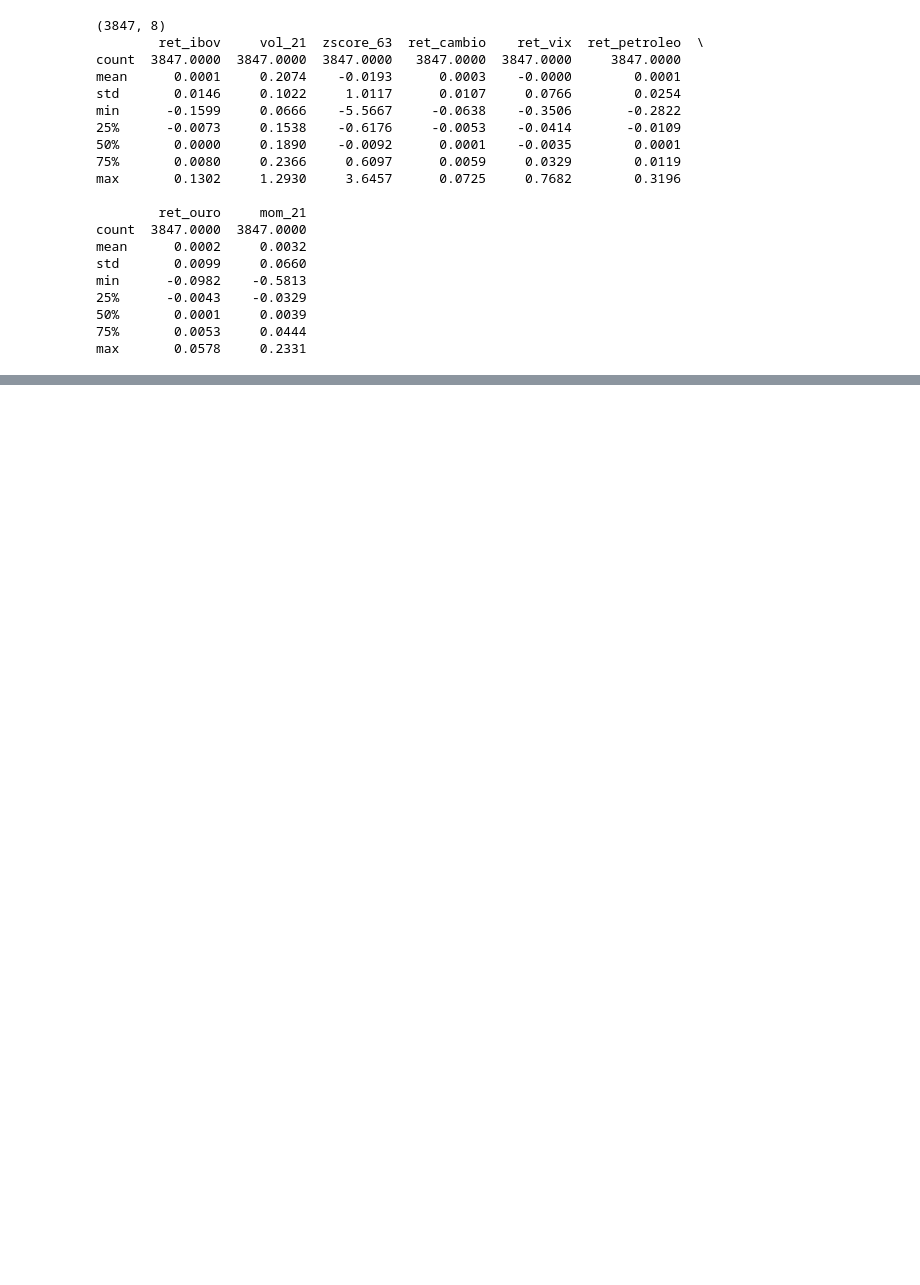
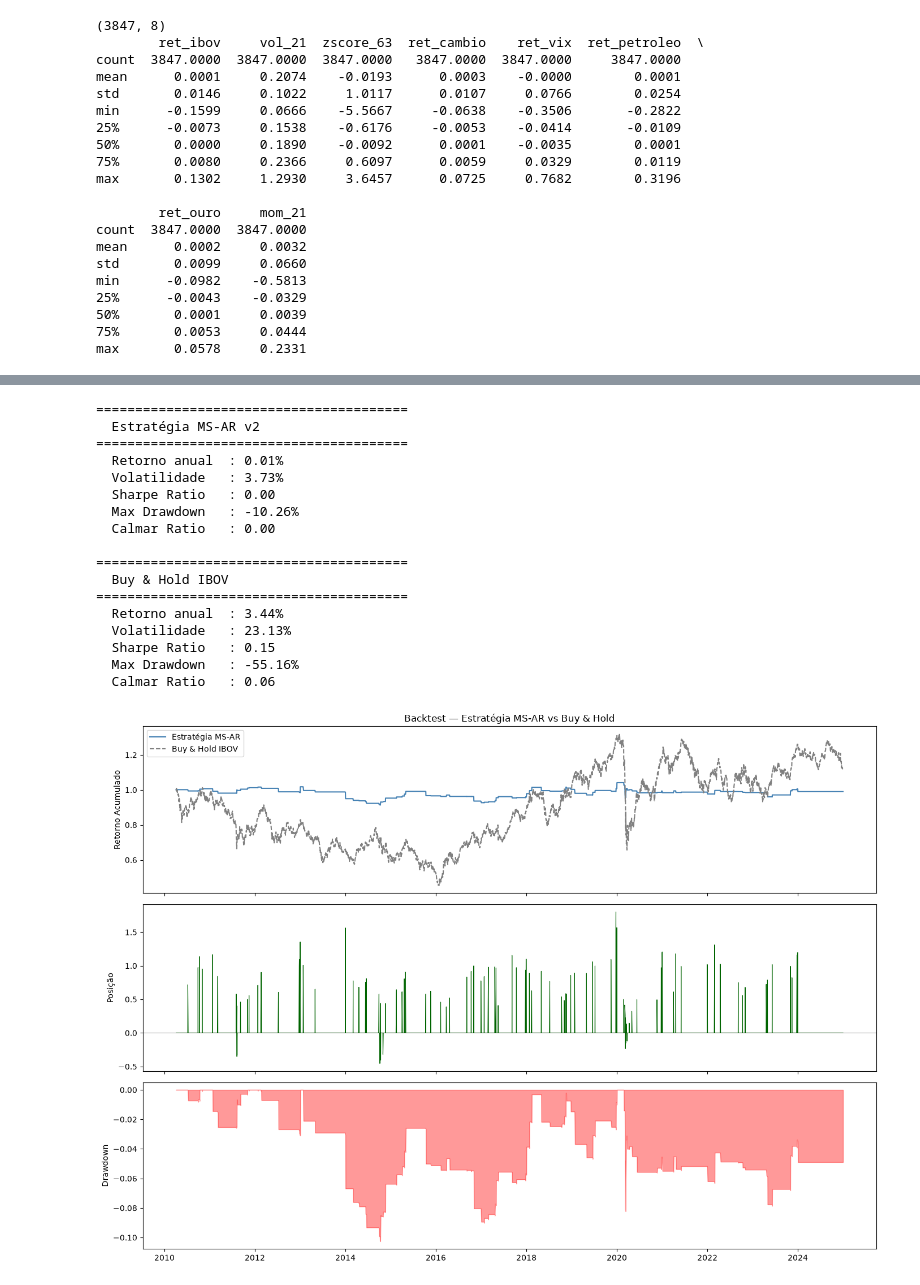
Before and after one commit to gabriel-basso/quant-ai, a Jupyter notebook: codigo.ipynb, the cells around one changed output, grey strips where cells are left out. Saved outputs shown, nothing was run; the diff lists cells and outputs as text; code cells hidden in the pictures; blank space fills up the shorter version.

```diff
--- a/codigo.ipynb
+++ b/codigo.ipynb
@@ -126,0 +169,77 @@ Warnings:
+# %%
+# ── 6. VOLATILITY TARGETING (sizing) ─────────────────────────────────────────
+VOL_TARGET = 0.15          # 15% a.a. — alvo de volatilidade
+COST       = 0.001         # 0.1% por lado (custo de transação)
+VOL_FLOOR  = 0.05          # evita alavancagem excessiva em vol muito baixa
+
+df_signal['vol_target'] = (VOL_TARGET / df_signal['vol_21'].clip(lower=VOL_FLOOR)).clip(upper=2.0)
+df_signal['position']   = df_signal['signal'] * df_signal['vol_target']
+
+df_bt = df_signal.copy()
+df_bt['ret_estrategia'] = df_bt['position'].shift(1) * df_bt['ret_ibov']
+df_bt['turnover']       = df_bt['position'].diff().abs()
+df_bt['custo']          = df_bt['turnover'] * COST
+df_bt['ret_liquido']    = df_bt['ret_estrategia'] - df_bt['custo']
+df_bt['ret_bh']         = df_bt['ret_ibov']
+df_bt.dropna(inplace=True)
+
+# ── 8. MÉTRICAS ───────────────────────────────────────────────────────────────
+def metricas(serie, nome):
+    ret_anual  = serie.mean() * 252
+    vol_anual  = serie.std() * np.sqrt(252)
+    sharpe     = ret_anual / vol_anual
+    cum        = (1 + serie).cumprod()
+    drawdown   = (cum / cum.cummax() - 1)
+    max_dd     = drawdown.min()
+    calmar     = ret_anual / abs(max_dd)
+    print(f"\n{'='*40}")
+    print(f"  {nome}")
+    print(f"{'='*40}")
+    print(f"  Retorno anual  : {ret_anual:.2%}")
+    print(f"  Volatilidade   : {vol_anual:.2%}")
+    print(f"  Sharpe Ratio   : {sharpe:.2f}")
+    print(f"  Max Drawdown   : {max_dd:.2%}")
+    print(f"  Calmar Ratio   : {calmar:.2f}")
+    return cum
+
+cum_estrategia = metricas(df_bt['ret_liquido'], 'Estratégia MS-AR v2')
+cum_bh = metricas(df_bt['ret_bh'], 'Buy & Hold IBOV')
+
+# ── 9. VISUALIZAÇÃO ───────────────────────────────────────────────────────────
+fig, axes = plt.subplots(3, 1, figsize=(14, 10), sharex=True)
+
+axes[0].plot(cum_estrategia.index, cum_estrategia, label='Estratégia MS-AR', color='steelblue')
+axes[0].plot(cum_bh.index, cum_bh, label='Buy & Hold IBOV', color='gray', linestyle='--')
+axes[0].set_ylabel('Retorno Acumulado')
+axes[0].legend()
+axes[0].set_title('Backtest — Estratégia MS-AR vs Buy & Hold')
+
+axes[1].plot(df_bt.index, df_bt['position'], color='darkgreen', linewidth=0.8)
+axes[1].set_ylabel('Posição')
+axes[1].axhline(0, color='black', linewidth=0.5)
+
+dd = (cum_estrategia / cum_estrategia.cummax() - 1)
+axes[2].fill_between(dd.index, dd, color='red', alpha=0.4)
+axes[2].set_ylabel('Drawdown')
+
+plt.tight_layout()
+plt.show()
+# %% [output]
+========================================
+  Estratégia MS-AR v2
+========================================
+  Retorno anual  : 0.01%
+  Volatilidade   : 3.73%
+  Sharpe Ratio   : 0.00
+  Max Drawdown   : -10.26%
+  Calmar Ratio   : 0.00
+
+========================================
+  Buy & Hold IBOV
+========================================
+  Retorno anual  : 3.44%
+  Volatilidade   : 23.13%
+  Sharpe Ratio   : 0.15
+  Max Drawdown   : -55.16%
+  Calmar Ratio   : 0.06
+[figure, added]
```
Also changed, not shown: parts of 3 cells of this notebook.
